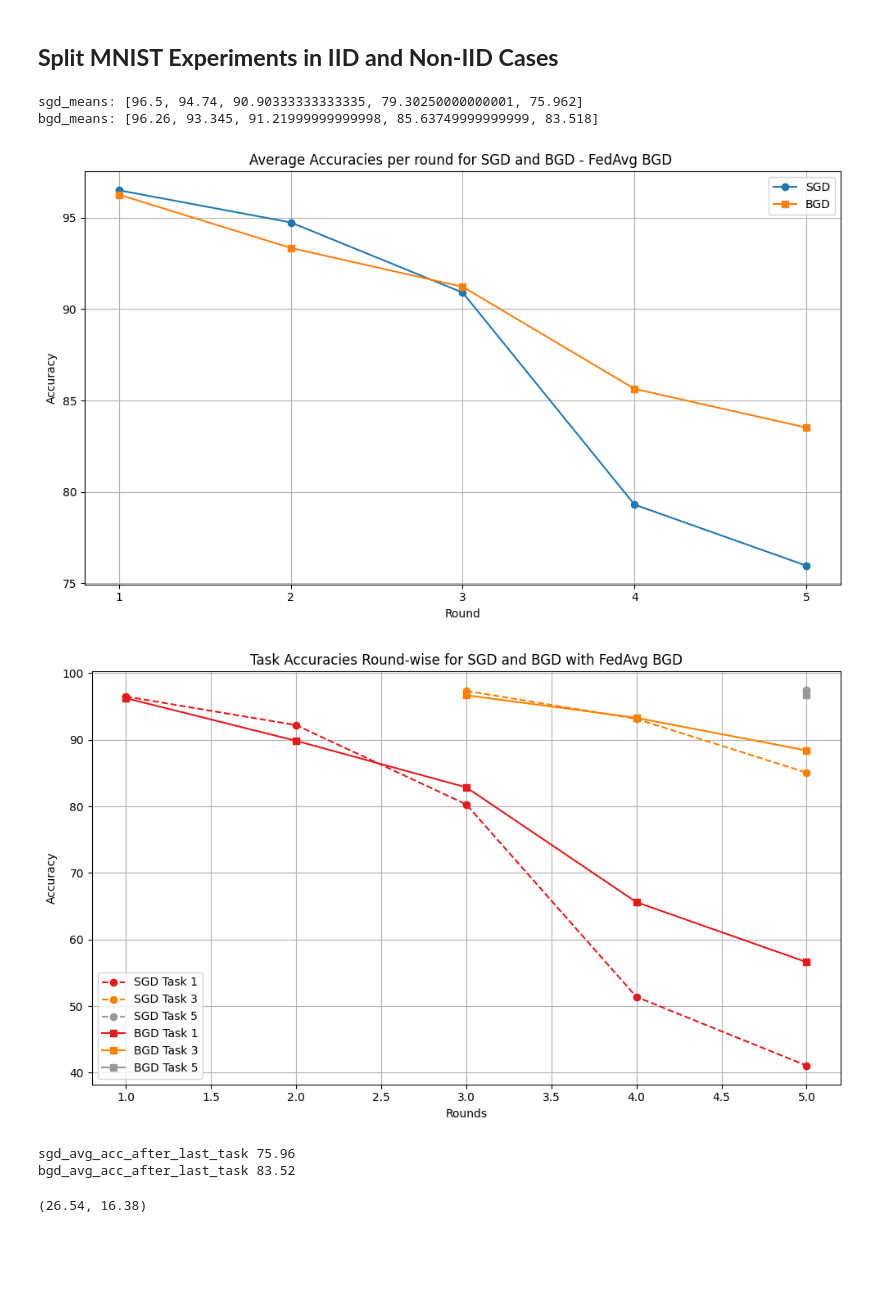
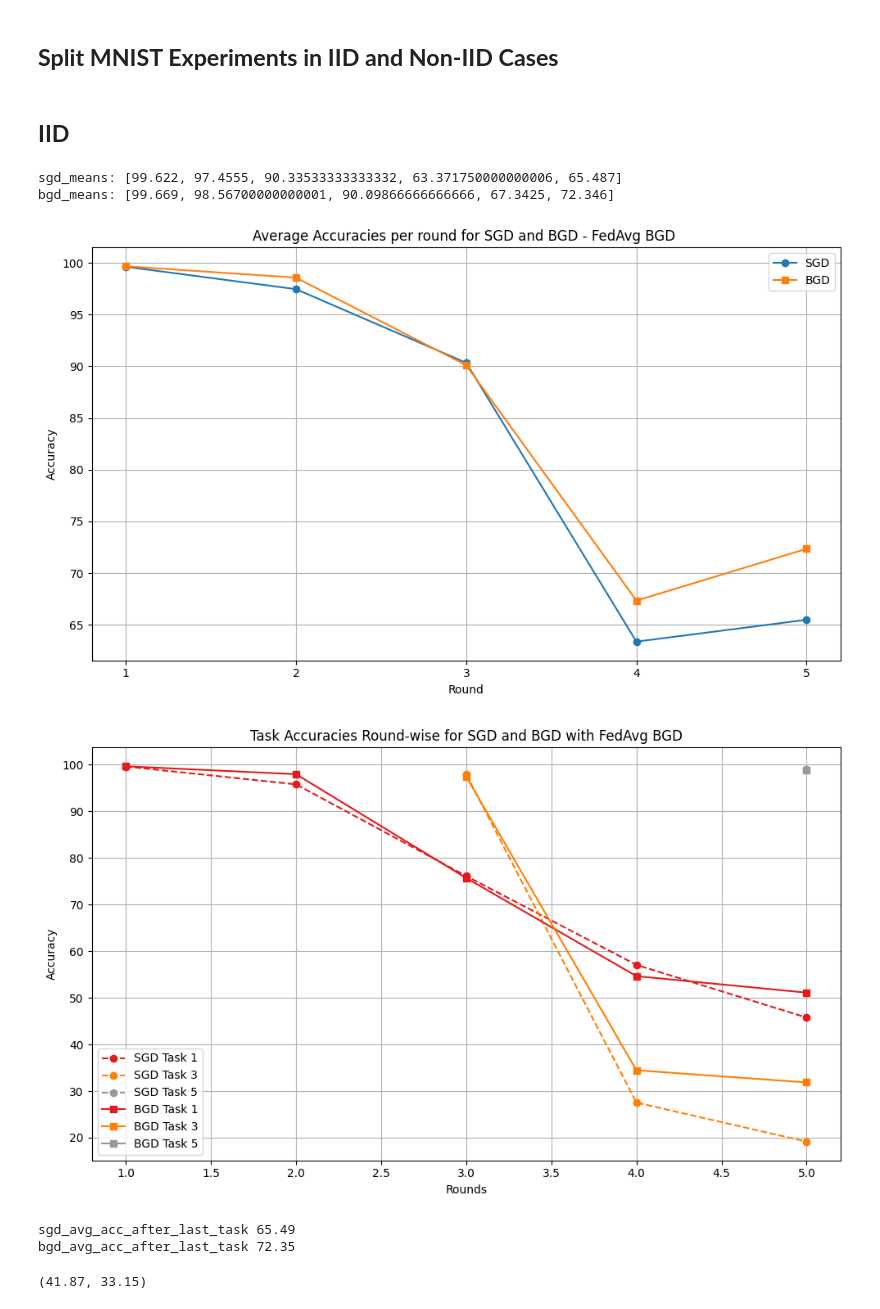
Before and after one commit to gayam22139/cfl_bgd, a Jupyter notebook: all_experiments_results/plotting.ipynb, the cells around one changed output. Saved outputs shown, nothing was run; the diff lists cells and outputs as text; code cells hidden in the pictures; blank space fills up the shorter version.

```diff
--- a/all_experiments_results/plotting.ipynb
+++ b/all_experiments_results/plotting.ipynb
@@ -179,18 +182,3 @@ bgd_avg_acc_after_last_task 37.68
 (12.29, 10.27)
 # %% [markdown]
 ## **Split MNIST Experiments in IID and Non-IID Cases**
-# %%
-new_agg_tasks_5_bgd_sgd_iid = {'bgd' : [[96.26], [89.85, 96.84], [82.86, 94.1, 96.7], [65.61, 87.04, 93.3, 96.6], [56.6, 80.46, 88.4, 95.43, 96.7]],
-                               'sgd' : [[96.5], [92.21, 97.27], [80.3, 95.06, 97.35], [51.38, 75.29, 93.14, 97.4], [41.05, 59.52, 85.07, 96.73, 97.44]]}
-plot_average_accuracies_over_rounds(new_agg_tasks_5_bgd_sgd_iid['sgd'], new_agg_tasks_5_bgd_sgd_iid['bgd'])
-plot_task_accuracies_roundwise(new_agg_tasks_5_bgd_sgd_iid['sgd'], new_agg_tasks_5_bgd_sgd_iid['bgd'])
-sgd_avg_forgetting, bgd_avg_forgetting = calculate_forgetting(new_agg_tasks_5_bgd_sgd_iid['sgd'], new_agg_tasks_5_bgd_sgd_iid['bgd'])
-sgd_avg_forgetting, bgd_avg_forgetting
-# %% [output]
-sgd_means: [96.5, 94.74, 90.90333333333335, 79.30250000000001, 75.962]
-bgd_means: [96.26, 93.345, 91.21999999999998, 85.63749999999999, 83.518]
-[figure, removed]
-[figure, removed]
-sgd_avg_acc_after_last_task 75.96
-bgd_avg_acc_after_last_task 83.52
-(26.54, 16.38)
@@ -204,0 +185,17 @@ sgd_avg_forgetting, bgd_avg_forgetting
+# %% [markdown]
+## **IID**
+# %%
+new_agg_tasks_5_bgd_sgd_iid_split_mnist = {'bgd' : [[99.669], [97.967, 99.167], [75.697, 97.16, 97.439], [54.657, 81.097, 34.472, 99.144], [51.111, 81.734, 31.857, 98.137, 98.891]],
+                               'sgd' : [[99.622], [95.792, 99.119], [76.123, 96.964, 97.919], [57.069, 69.638, 27.535, 99.245], [45.768, 65.181, 19.157, 98.338, 98.991]]}
+plot_average_accuracies_over_rounds(new_agg_tasks_5_bgd_sgd_iid_split_mnist['sgd'], new_agg_tasks_5_bgd_sgd_iid_split_mnist['bgd'])
+plot_task_accuracies_roundwise(new_agg_tasks_5_bgd_sgd_iid_split_mnist['sgd'], new_agg_tasks_5_bgd_sgd_iid_split_mnist['bgd'])
+sgd_avg_forgetting, bgd_avg_forgetting = calculate_forgetting(new_agg_tasks_5_bgd_sgd_iid_split_mnist['sgd'], new_agg_tasks_5_bgd_sgd_iid_split_mnist['bgd'])
+sgd_avg_forgetting, bgd_avg_forgetting
+# %% [output]
+sgd_means: [99.622, 97.4555, 90.33533333333332, 63.371750000000006, 65.487]
+bgd_means: [99.669, 98.56700000000001, 90.09866666666666, 67.3425, 72.346]
+[figure, added]
+[figure, added]
+sgd_avg_acc_after_last_task 65.49
+bgd_avg_acc_after_last_task 72.35
+(41.87, 33.15)
```
Also changed, not shown: parts of 4 cells of this notebook, 2 other files.
